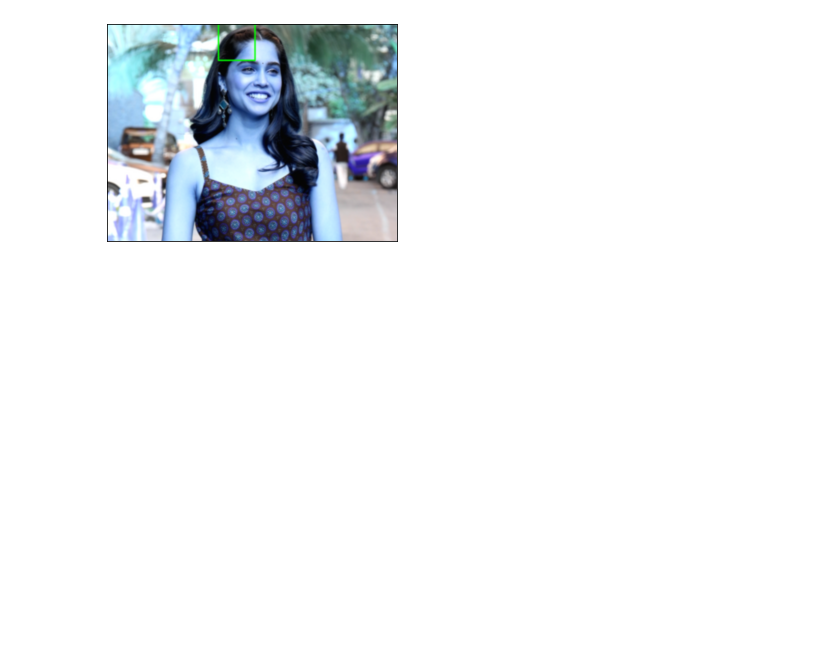
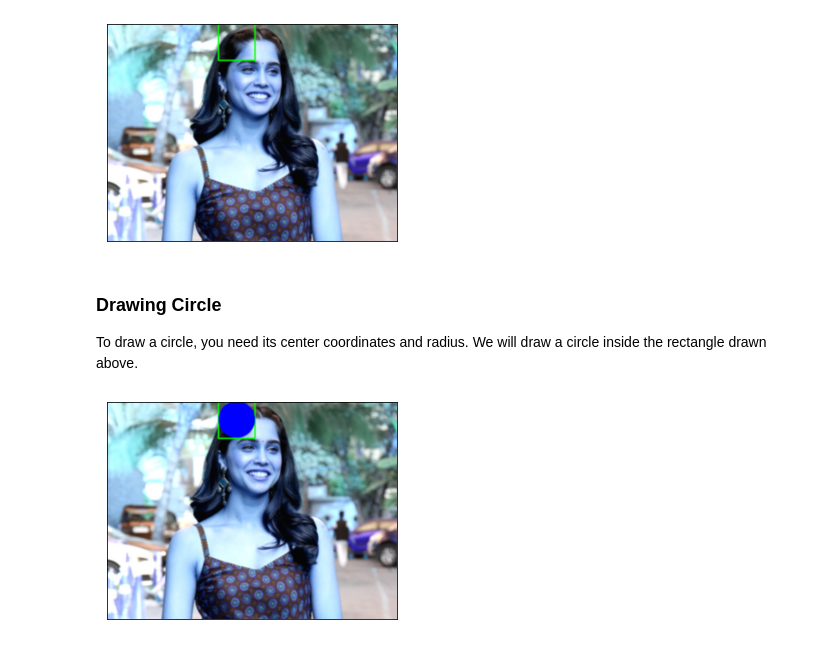
Before and after one commit to TUCchkul/OpenCV-ImageProcessing, a Jupyter notebook: OpenCV-Basics/OpenCV-Basics.ipynb, the cells around one changed output. Cells and saved outputs as stored; diff of their text form; code cells hidden in the pictures; blank space fills up the shorter version.

```diff
--- a/OpenCV-Basics/OpenCV-Basics.ipynb
+++ b/OpenCV-Basics/OpenCV-Basics.ipynb
@@ -129,3 +129,18 @@ plt.xticks([]), plt.yticks([])  # to hide tick values on X and Y axis
 plt.show()
 # %% [output]
 [figure]
+# %% [markdown]
+### Drawing Circle
+
+To draw a circle, you need its center coordinates and radius. We will draw a circle inside the rectangle drawn above.
+# %%
+import numpy as np
+import cv2
+from matplotlib import pyplot as plt
+#cv2.cirlce(image, center, radius, color, fill)
+img = cv2.circle(img,(447,63), 63, (0,0,255), -1)
+plt.imshow( img,cmap = 'gray', interpolation = 'bicubic')
+plt.xticks([]), plt.yticks([])  # to hide tick values on X and Y axis
+plt.show()
+# %% [output]
+[figure, added]
```
Also changed, not shown: parts of 21 cells of this notebook.
